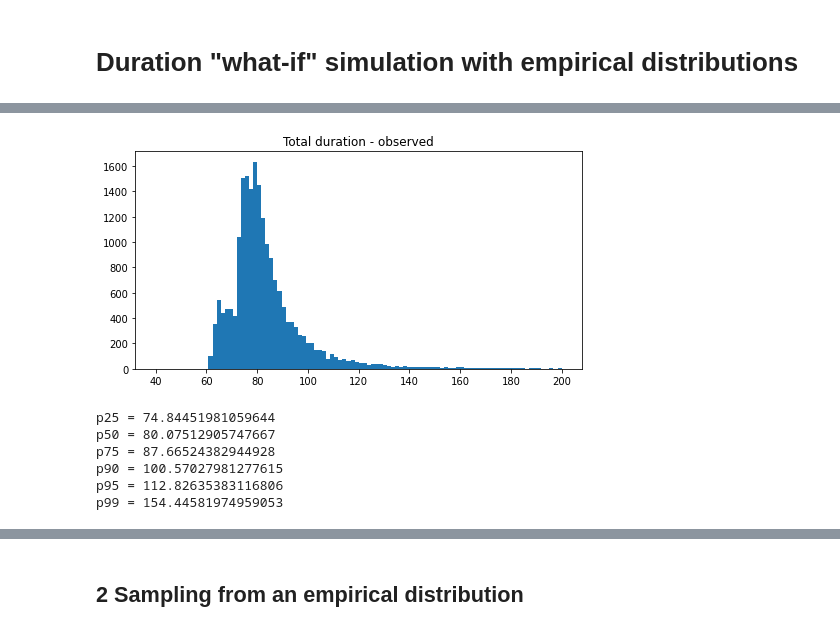
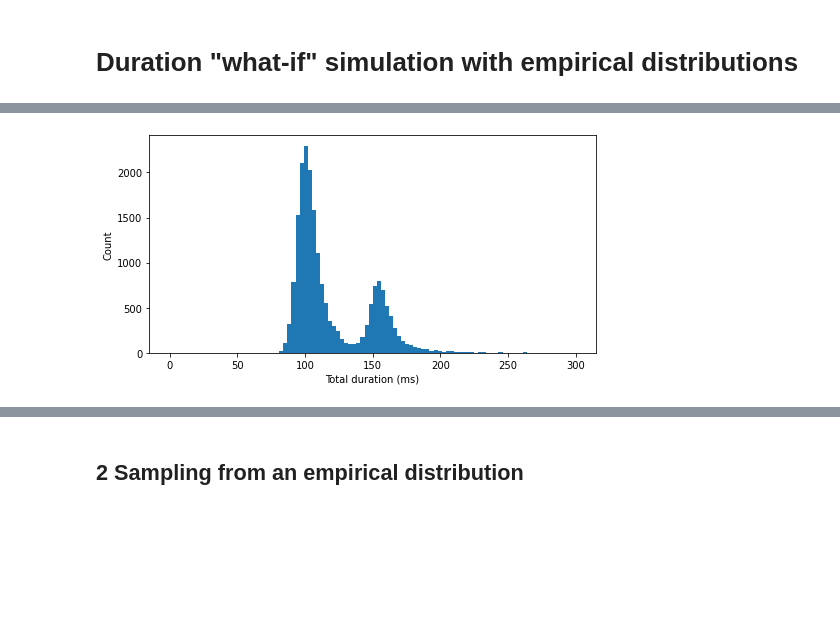
Before and after one commit to williewheeler/stats-demos, a Jupyter notebook: simulations/duration-what-if-simulation-empirical.ipynb, the cells around one changed output, grey strips where cells are left out. Cells and saved outputs as stored; diff of their text form; code cells hidden in the pictures; blank space fills up the shorter version.

```diff
--- a/simulations/duration-what-if-simulation-empirical.ipynb
+++ b/simulations/duration-what-if-simulation-empirical.ipynb
@@ -6,4 +6,8 @@ import random
 import matplotlib.pyplot as plt
 # %%
 rng = np.random.default_rng(42)
+# %%
+def left_trunc(data):
+    zeros = np.zeros(data.shape[0])
+    return np.maximum(zeros, data)
 # %%
@@ -17,0 +25,7 @@ def dump_quantiles(data):
+# %%
+def plot_data(data, xlabel, plot_range):
+    plt.figure(figsize=(8, 4))
+    plt.xlabel(xlabel)
+    plt.ylabel("Count")
+    plt.hist(data, bins=100, range=plot_range)
+    plt.show()
@@ -22,8 +54,19 @@ Here we manufacture some "messy" distributions. For the purposes of this noteboo
 # %%
-query_data = np.concatenate((rng.lognormal(1.1, 0.8, 4500) + 35.3, rng.lognormal(1.2, 1.2, 15500) + 46.2))
-np.random.shuffle(query_data)
+# Counts for small vs large requests
+n_total = 20000
+n_small = 15000
+n_large = n_total - n_small
 
-cpu_data = np.concatenate((rng.lognormal(0.8, 1.2, 4500) + 30.8, rng.lognormal(1.4, 1.2, 15500) + 25.0))
-np.random.shuffle(cpu_data)
+query_err_small = rng.normal(0.0, 3.0, n_small)
+query_err_large = rng.normal(0.0, 3.0, n_large)
+query_dur_small = left_trunc(65.3 + rng.lognormal(1.6, 1.0, n_small) + query_err_small)
+query_dur_large = left_trunc(85.2 + rng.lognormal(1.6, 1.0, n_large) + query_err_large)
+query_dur = np.hstack((query_dur_small, query_dur_large))
 
-total_data = query_data + cpu_data
+cpu_err_small = rng.normal(0.0, 3.0, n_small)
+cpu_err_large = rng.normal(0.0, 3.0, n_large)
+cpu_dur_small = left_trunc(10.0 + 0.3 * query_dur_small + cpu_err_small)
+cpu_dur_large = left_trunc(38.0 + 0.3 * query_dur_large + cpu_err_large)
+cpu_dur = np.hstack((cpu_dur_small, cpu_dur_large))
+
+total_dur = query_dur + cpu_dur
@@ -62,16 +81,4 @@ p99 = 88.04099411491451
 # %%
-plt.figure(figsize=(8, 4))
-plt.title("Total duration - observed")
-plt.hist(total_data, bins=100, range=[40, 200])
-plt.show()
+plot_data(total_dur, "Total duration (ms)", [0, 300])
 # %% [output]
-[figure, old version]
+[figure, new version]
-# %%
-dump_quantiles(total_data)
-# %% [output]
-p25 = 74.84451981059644
-p50 = 80.07512905747667
-p75 = 87.66524382944928
-p90 = 100.57027981277615
-p95 = 112.82635383116806
-p99 = 154.44581974959053
```
Also changed, not shown: parts of 39 cells of this notebook.
